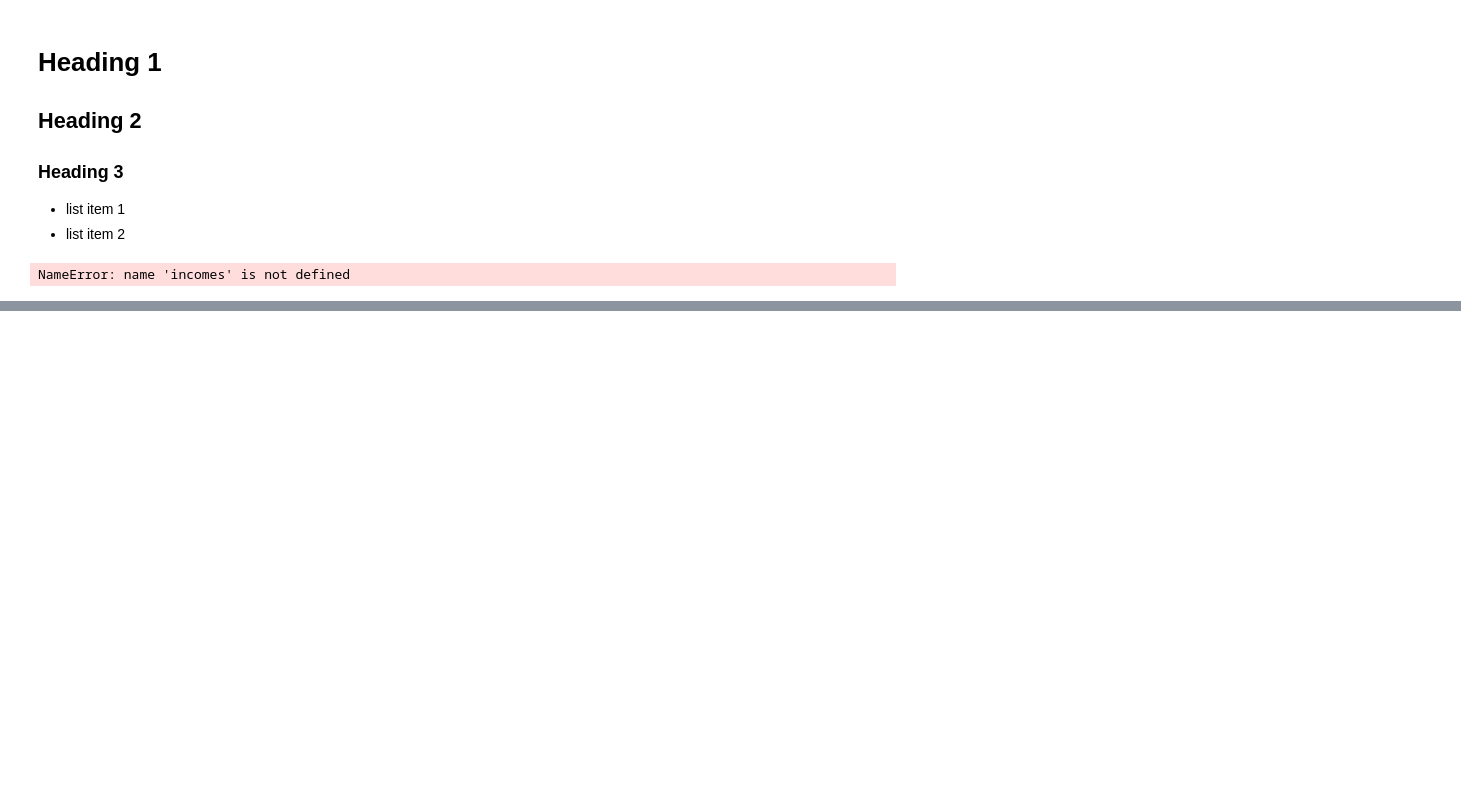
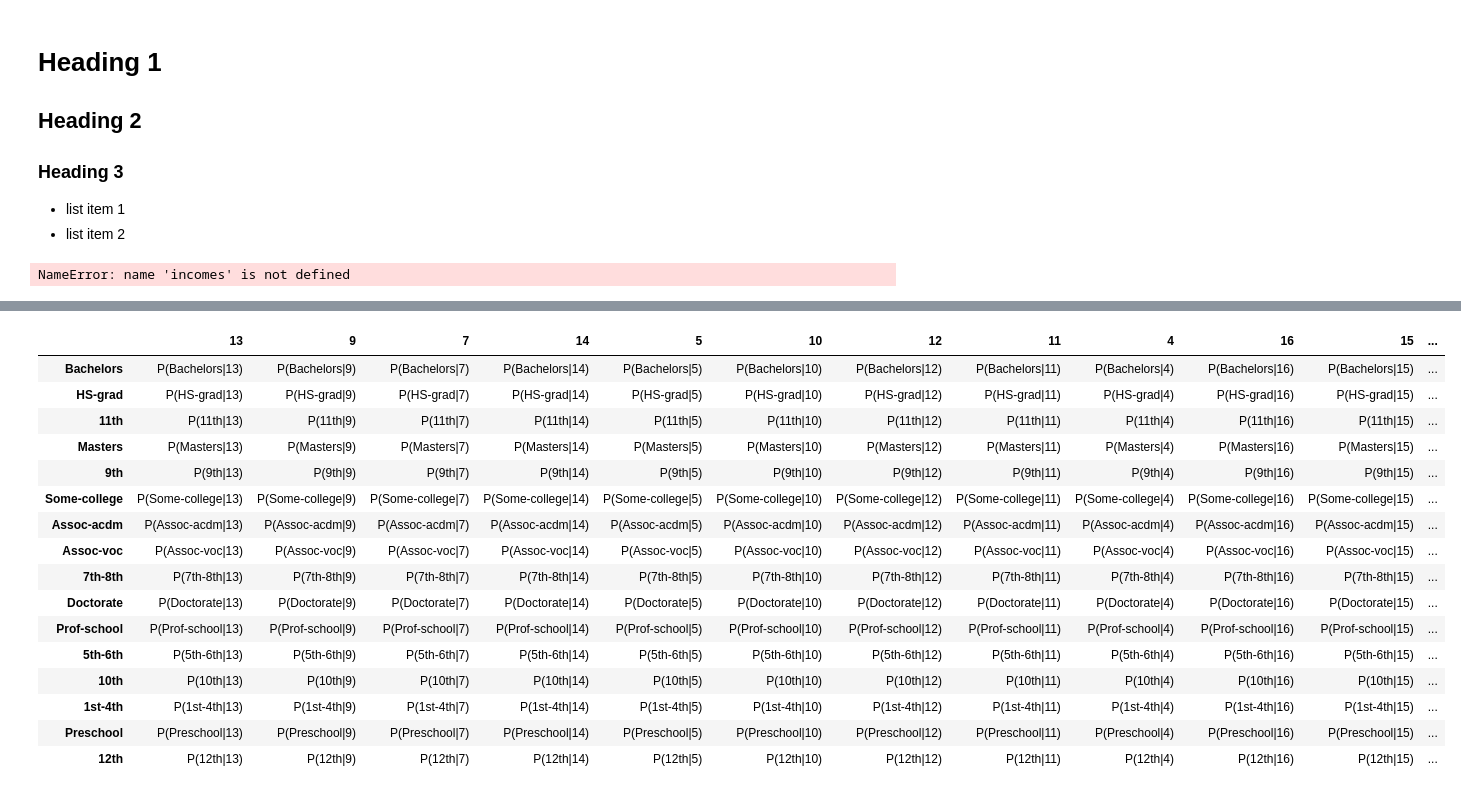
Before and after one commit to jtanderson/COSC-311-Fall2021, a Jupyter notebook: Adults.ipynb, the cells around one changed output, grey strips where cells are left out. Drawn from its saved outputs; the diff is of its cells as text; code cells hidden in the pictures; blank space fills up the shorter version.

```diff
--- a/Adults.ipynb
+++ b/Adults.ipynb
@@ -482,0 +421,30 @@ adults
+# %%
+educations = adults['education'].unique()
+education_nums = adults['education-num'].unique()
+
+def level_given_num(a,b):
+    return f'P({a}|{b})'
+
+table = np.array(
+    [ [level_given_num(b,a) for a in education_nums] for b in educations ]
+)
+
+pd.DataFrame(table, columns=education_nums, index=educations)
+# %% [output]
+|  | 13 | 9 | 7 | 14 | 5 | 10 | 12 | 11 | 4 | 16 | 15 | ... |
+| Bachelors | P(Bachelors|13) | P(Bachelors|9) | P(Bachelors|7) | P(Bachelors|14) | P(Bachelors|5) | P(Bachelors|10) | P(Bachelors|12) | P(Bachelors|11) | P(Bachelors|4) | P(Bachelors|16) | P(Bachelors|15) | ... |
+| HS-grad | P(HS-grad|13) | P(HS-grad|9) | P(HS-grad|7) | P(HS-grad|14) | P(HS-grad|5) | P(HS-grad|10) | P(HS-grad|12) | P(HS-grad|11) | P(HS-grad|4) | P(HS-grad|16) | P(HS-grad|15) | ... |
+| 11th | P(11th|13) | P(11th|9) | P(11th|7) | P(11th|14) | P(11th|5) | P(11th|10) | P(11th|12) | P(11th|11) | P(11th|4) | P(11th|16) | P(11th|15) | ... |
+| Masters | P(Masters|13) | P(Masters|9) | P(Masters|7) | P(Masters|14) | P(Masters|5) | P(Masters|10) | P(Masters|12) | P(Masters|11) | P(Masters|4) | P(Masters|16) | P(Masters|15) | ... |
+| 9th | P(9th|13) | P(9th|9) | P(9th|7) | P(9th|14) | P(9th|5) | P(9th|10) | P(9th|12) | P(9th|11) | P(9th|4) | P(9th|16) | P(9th|15) | ... |
+| Some-college | P(Some-college|13) | P(Some-college|9) | P(Some-college|7) | P(Some-college|14) | P(Some-college|5) | P(Some-college|10) | P(Some-college|12) | P(Some-college|11) | P(Some-college|4) | P(Some-college|16) | P(Some-college|15) | ... |
+| Assoc-acdm | P(Assoc-acdm|13) | P(Assoc-acdm|9) | P(Assoc-acdm|7) | P(Assoc-acdm|14) | P(Assoc-acdm|5) | P(Assoc-acdm|10) | P(Assoc-acdm|12) | P(Assoc-acdm|11) | P(Assoc-acdm|4) | P(Assoc-acdm|16) | P(Assoc-acdm|15) | ... |
+| Assoc-voc | P(Assoc-voc|13) | P(Assoc-voc|9) | P(Assoc-voc|7) | P(Assoc-voc|14) | P(Assoc-voc|5) | P(Assoc-voc|10) | P(Assoc-voc|12) | P(Assoc-voc|11) | P(Assoc-voc|4) | P(Assoc-voc|16) | P(Assoc-voc|15) | ... |
+| 7th-8th | P(7th-8th|13) | P(7th-8th|9) | P(7th-8th|7) | P(7th-8th|14) | P(7th-8th|5) | P(7th-8th|10) | P(7th-8th|12) | P(7th-8th|11) | P(7th-8th|4) | P(7th-8th|16) | P(7th-8th|15) | ... |
+| Doctorate | P(Doctorate|13) | P(Doctorate|9) | P(Doctorate|7) | P(Doctorate|14) | P(Doctorate|5) | P(Doctorate|10) | P(Doctorate|12) | P(Doctorate|11) | P(Doctorate|4) | P(Doctorate|16) | P(Doctorate|15) | ... |
+| Prof-school | P(Prof-school|13) | P(Prof-school|9) | P(Prof-school|7) | P(Prof-school|14) | P(Prof-school|5) | P(Prof-school|10) | P(Prof-school|12) | P(Prof-school|11) | P(Prof-school|4) | P(Prof-school|16) | P(Prof-school|15) | ... |
+| 5th-6th | P(5th-6th|13) | P(5th-6th|9) | P(5th-6th|7) | P(5th-6th|14) | P(5th-6th|5) | P(5th-6th|10) | P(5th-6th|12) | P(5th-6th|11) | P(5th-6th|4) | P(5th-6th|16) | P(5th-6th|15) | ... |
+| 10th | P(10th|13) | P(10th|9) | P(10th|7) | P(10th|14) | P(10th|5) | P(10th|10) | P(10th|12) | P(10th|11) | P(10th|4) | P(10th|16) | P(10th|15) | ... |
+| 1st-4th | P(1st-4th|13) | P(1st-4th|9) | P(1st-4th|7) | P(1st-4th|14) | P(1st-4th|5) | P(1st-4th|10) | P(1st-4th|12) | P(1st-4th|11) | P(1st-4th|4) | P(1st-4th|16) | P(1st-4th|15) | ... |
+| Preschool | P(Preschool|13) | P(Preschool|9) | P(Preschool|7) | P(Preschool|14) | P(Preschool|5) | P(Preschool|10) | P(Preschool|12) | P(Preschool|11) | P(Preschool|4) | P(Preschool|16) | P(Preschool|15) | ... |
+| 12th | P(12th|13) | P(12th|9) | P(12th|7) | P(12th|14) | P(12th|5) | P(12th|10) | P(12th|12) | P(12th|11) | P(12th|4) | P(12th|16) | P(12th|15) | ... |
```
Also changed, not shown: parts of 12 cells of this notebook.
